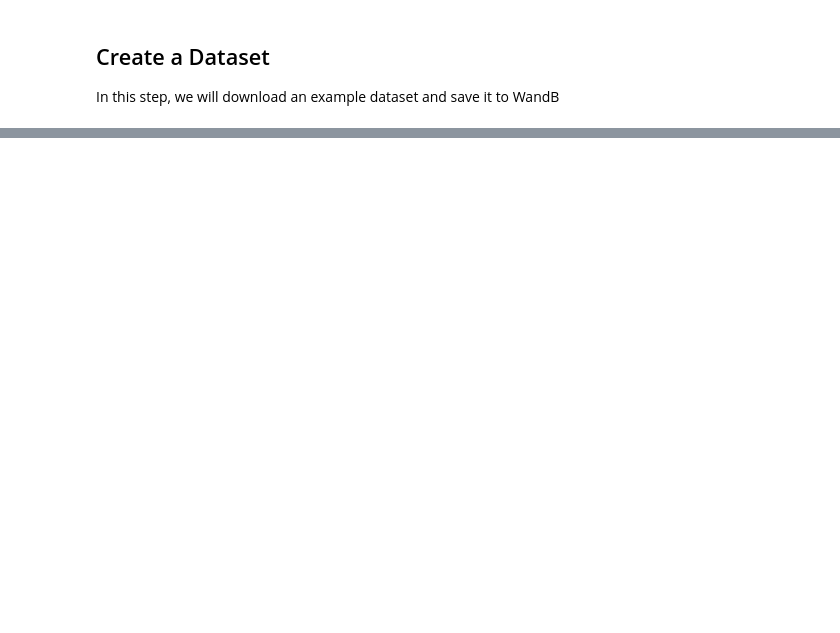
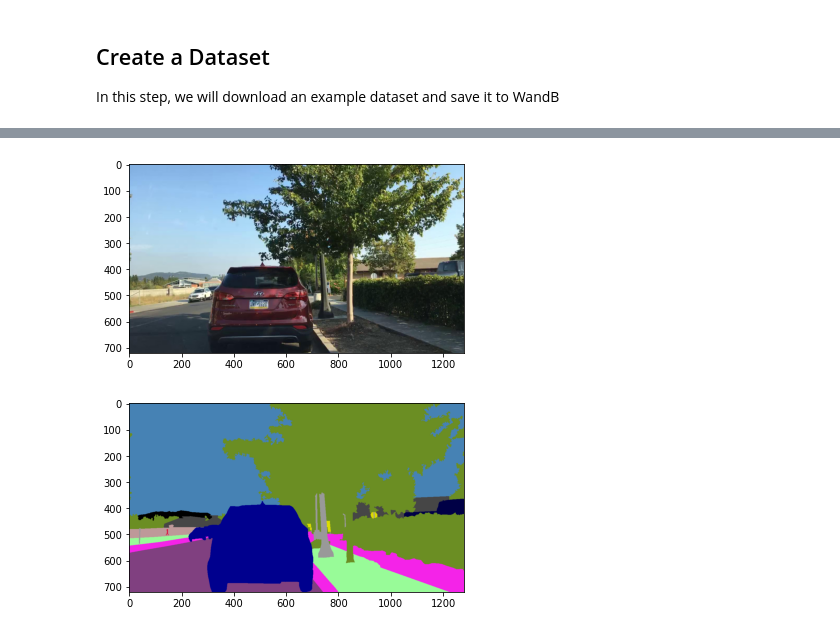
Before and after one commit to wandb/dsviz-demo, a Jupyter notebook: WandB_Dataset_Visualization.ipynb, the cells around one changed output, grey strips where cells are left out. Cells and saved outputs as stored; diff of their text form; code cells hidden in the pictures; blank space fills up the shorter version.

```diff
--- a/WandB_Dataset_Visualization.ipynb
+++ b/WandB_Dataset_Visualization.ipynb
@@ -37,0 +31,37 @@ File does not exist
+# %%
+# Setup some basic utilities for working with this data
+
+
+BDD_CLASSES = [
+    'road', 'sidewalk', 'building', 'wall', 'fence', 'pole', 'traffic light',
+    'traffic sign', 'vegetation', 'terrain', 'sky', 'person', 'rider', 'car',
+    'truck', 'bus', 'train', 'motorcycle', 'bicycle', 'void'
+]
+bdd_dir = os.path.join('.', 'bdd100k', 'seg')
+train_dir = os.path.join(bdd_dir, 'images', 'train')
+color_labels_dir = os.path.join(bdd_dir, 'color_labels', 'train')
+labels_dir = os.path.join(bdd_dir, 'labels', 'train')
+
+train_ids = [name.split(".")[0] for name in os.listdir(train_dir)]
+
+def show_image(path):
+    plt.imshow(cv2.cvtColor(cv2.imread(path), cv2.COLOR_BGR2RGB))
+    plt.show()
+
+def get_train_image_path(ndx):
+    return os.path.join(train_dir, train_ids[ndx] + ".jpg")
+
+def get_color_label_image_path(ndx):
+    return os.path.join(color_labels_dir, train_ids[ndx] + "_train_color.png")
+
+def get_label_image_path(ndx):
+    return os.path.join(labels_dir, train_ids[ndx] + "_train_id.png")
+
+# Show an example training image
+show_image(get_train_image_path(0))
+
+# Show an example training image
+show_image(get_color_label_image_path(0))
+# %% [output]
+[figure, added]
+[figure, added]
```
Also changed, not shown: parts of 8 cells of this notebook, 1 other file.
